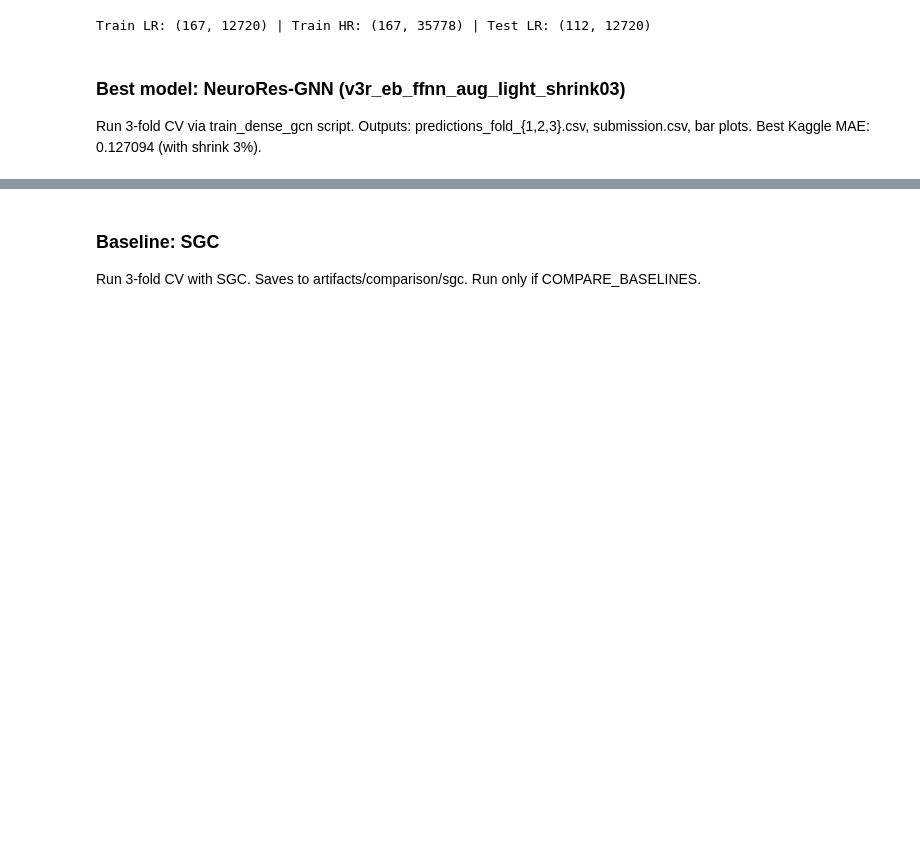
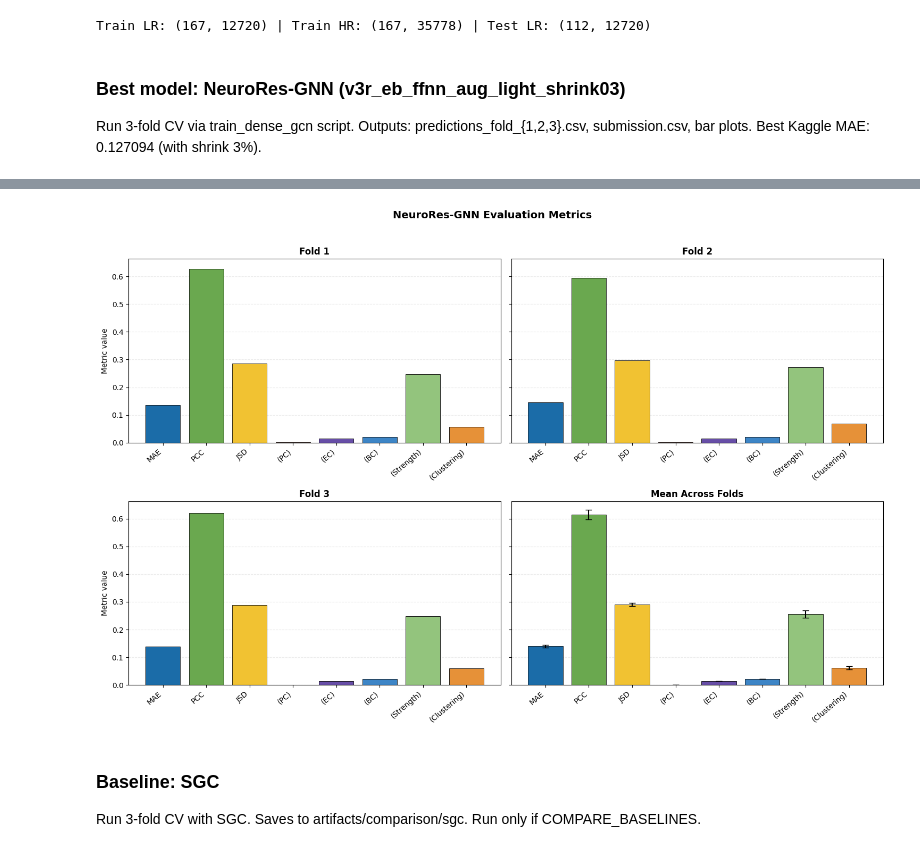
Before and after one commit to SowrCrem/neurores-gnn, a Jupyter notebook: notebooks/main.ipynb, the cells around one changed output, grey strips where cells are left out. Saved outputs shown, nothing was run; the diff lists cells and outputs as text; code cells hidden in the pictures; blank space fills up the shorter version.

Commit message:
Refactor data utils and clean submission artifacts

```diff
--- a/notebooks/main.ipynb
+++ b/notebooks/main.ipynb
@@ -66,7 +66,7 @@ CONFIG = PipelineConfig(
     artifacts_dir=repo_root / "artifacts" / "v3r_eb_ffnn_aug_light_shrink03",
     primary_model="v3r_eb_ffnn_aug_light",
     compare_baselines=True,
-    fresh=True,
+    fresh=False,
     random_state=random_seed,
 )
 # %% [markdown]
@@ -565,3 +566,64 @@ Copied outputs to /home/jeet/y4/neurores-gnn/submission
+# %%
+# Plot all 8 metrics for only the v3r_eb_ffnn_aug_light_shrink03 artifact to illustrate the bar plot format (Spec 3.1.2).
+# Paper-style layout: one 2x2 figure with Fold 1, Fold 2, Fold 3, and mean across folds.
+import json
+import sys
+from pathlib import Path
+
+import matplotlib.pyplot as plt
+import numpy as np
+
+cwd = Path.cwd().resolve()
+repo_root = cwd if (cwd / 'utils').exists() else cwd.parent
+sys.path.insert(0, str(repo_root))
+
+from utils.metrics import METRIC_ORDER
+from utils.plotting import normalize_strength_in_fold_metrics, summarize_folds
+
+artifact_dir = repo_root / 'artifacts' / 'v3r_eb_ffnn_aug_light_shrink03'
+artifact_result = result_v3r if 'result_v3r' in dir() and result_v3r is not None else None
+if artifact_result is None:
+    cv_path = artifact_dir / 'cv_summary.json'
+    if cv_path.exists():
+        with open(cv_path, 'r', encoding='utf-8') as f:
+            cv_summary = json.load(f)
+        artifact_result = {'fold_metrics': [fold['metrics'] for fold in cv_summary['folds']]}
+if artifact_result is None:
+    raise FileNotFoundError('Could not find saved CV metrics for v3r_eb_ffnn_aug_light_shrink03.')
+
+fold_metrics = normalize_strength_in_fold_metrics(artifact_result['fold_metrics'])
+mean_metrics, std_metrics = summarize_folds(fold_metrics)
+
+panel_titles = ['Fold 1', 'Fold 2', 'Fold 3', 'Mean Across Folds']
+metric_labels = [label.replace('MAE ', '') for label in METRIC_ORDER]
+bar_colors = ['#1b6ca8', '#6aa84f', '#f1c232', '#cc4125', '#674ea7', '#3d85c6', '#93c47d', '#e69138']
+x = np.arange(len(METRIC_ORDER))
+
+fig, axes = plt.subplots(2, 2, figsize=(15, 10), sharey=True)
+axes = axes.flatten()
+
+for idx, ax in enumerate(axes):
+    if idx < 3:
+        values = [fold_metrics[idx][metric] for metric in METRIC_ORDER]
+        errors = None
+    else:
+        values = [mean_metrics[metric] for metric in METRIC_ORDER]
+        errors = [std_metrics[metric] for metric in METRIC_ORDER]
+
+    ax.bar(x, values, yerr=errors, capsize=4 if errors is not None else 0, color=bar_colors, edgecolor='black', linewidth=0.6)
+    ax.set_title(panel_titles[idx], fontsize=12, fontweight='bold')
+    ax.set_xticks(x)
+    ax.set_xticklabels(metric_labels, rotation=40, ha='right')
+    ax.grid(axis='y', alpha=0.25, linestyle='--')
+    ax.set_axisbelow(True)
+    if idx in (0, 2):
+        ax.set_ylabel('Metric value')
+
+fig.suptitle('NeuroRes-GNN Evaluation Metrics', fontsize=14, fontweight='bold')
+fig.tight_layout(rect=(0, 0, 1, 0.96))
+plt.show()
+# %% [output]
+[figure, added]
 # %% [markdown]
 ### Baseline: SGC
 
```
Also changed, not shown: parts of 9 cells of this notebook, 14 other files.
